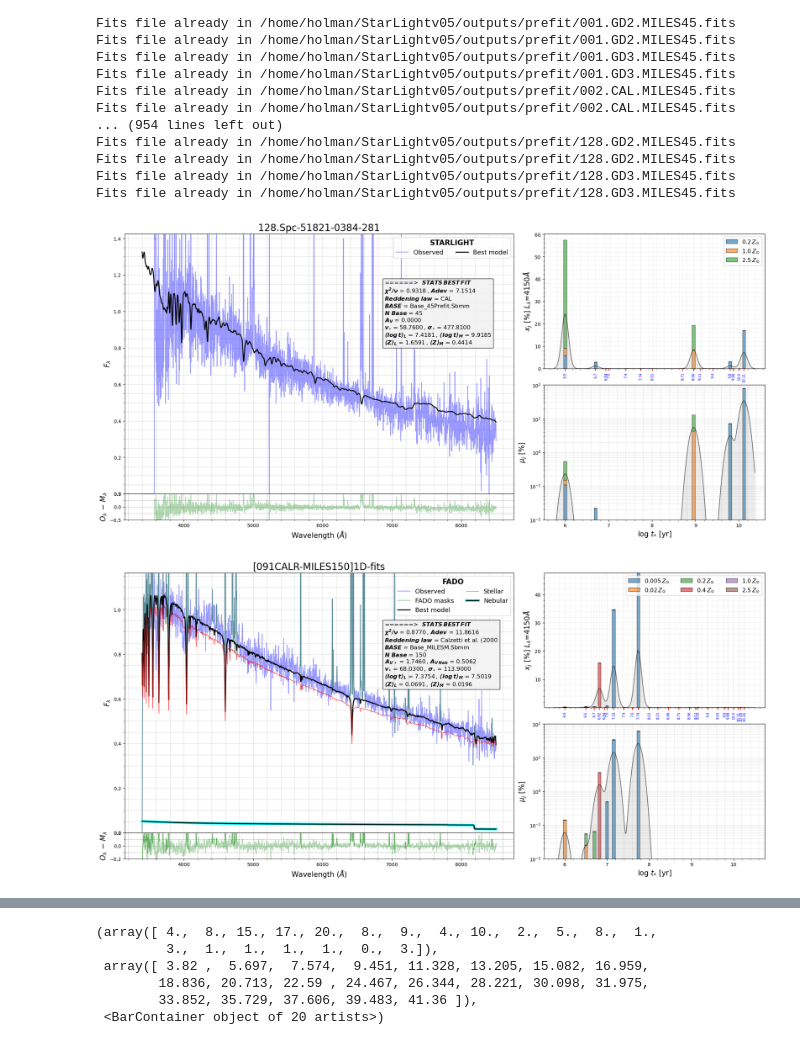
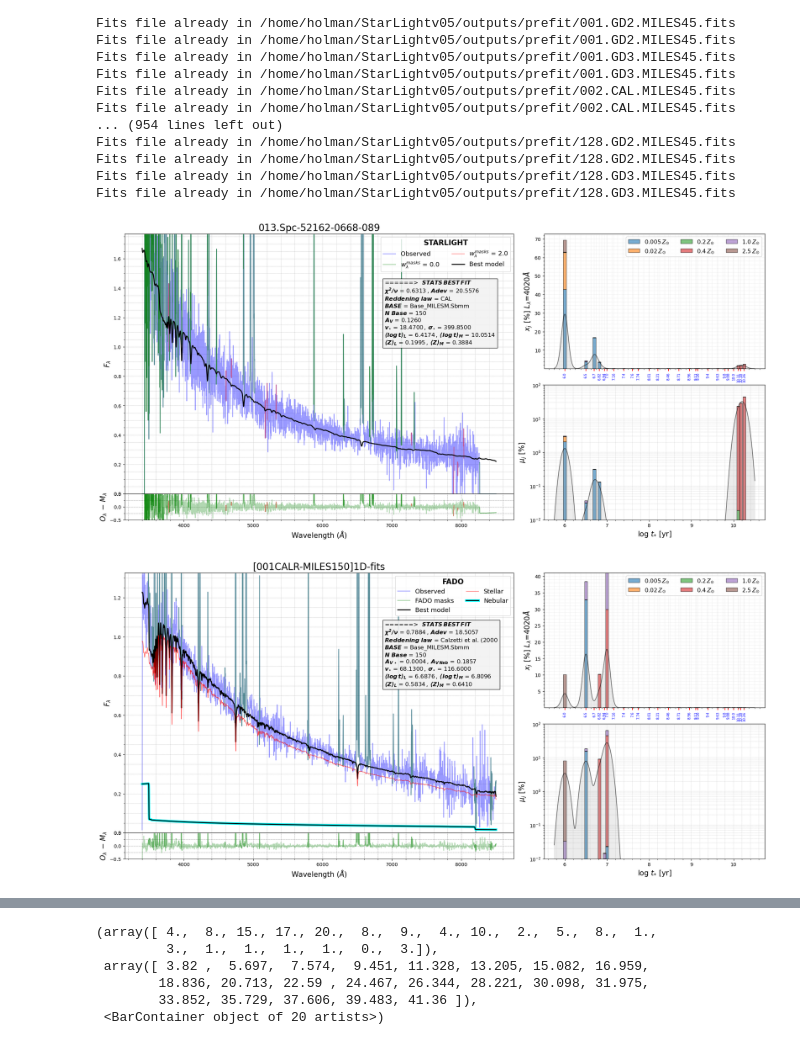
Before and after one commit to hol1m4n/HIIGalaxies, a Jupyter notebook: Spectral_synthesis/Spectral analysis.ipynb, the cells around one changed output, grey strips where cells are left out. Saved outputs shown, nothing was run; the diff lists cells and outputs as text; code cells hidden in the pictures.

```diff
--- a/Spectral_synthesis/Spectral analysis.ipynb
+++ b/Spectral_synthesis/Spectral analysis.ipynb
@@ -40,17 +70,18 @@ Fits file already in /home/holman/StarLightv05/outputs/prefit/128.GD2.MILES45.fi
 Fits file already in /home/holman/StarLightv05/outputs/prefit/128.GD3.MILES45.fits
 Fits file already in /home/holman/StarLightv05/outputs/prefit/128.GD3.MILES45.fits
 # %%
-sr.spec_pop_STAR_mod(id = '128.CAL.MILES45.fits',
-            home = '/home/holman/StarLightv05/outputs/prefit/')
+sr.spec_pop_STAR_mod(id = '013.CAL.MILES150.fits',
+            home = '/home/holman/StarLightv05/outputs/FR4020/',
+            mask_loc=['/home/holman/StarLightv05/Starlight_masks/','Mask_013.CAL.MILES45.txt'])
 
 # El numero 56 seria el perfecto para probar el fitter de las lineas y creacion de mascaras.
 # %% [output]
-[figure, old version]
+[figure, new version]
 # %%
-sr.spec_pop_FADO_mod(id = '091CALR.MILES150_1D.fits',
-            home = '/home/holman/FADOv1b/o_FR4150/')
+sr.spec_pop_FADO_mod(id = '001CALR.MILES150_1D.fits',
+            home = '/home/holman/FADOv1b/o_FR4020/')
 # %% [output]
-[figure, old version]
+[figure, new version]
 # %%
 DF = pd.read_csv('/home/holman/HIIGalaxies/Spectral_synthesis/HIIGsample_data.csv')
 
```
Also changed, not shown: parts of 4 cells of this notebook, 9 other files.
